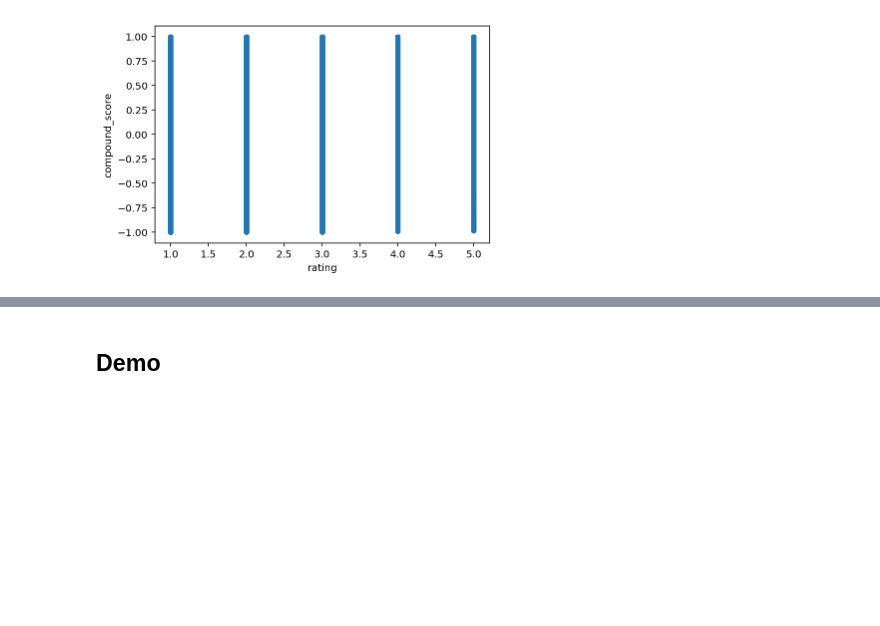
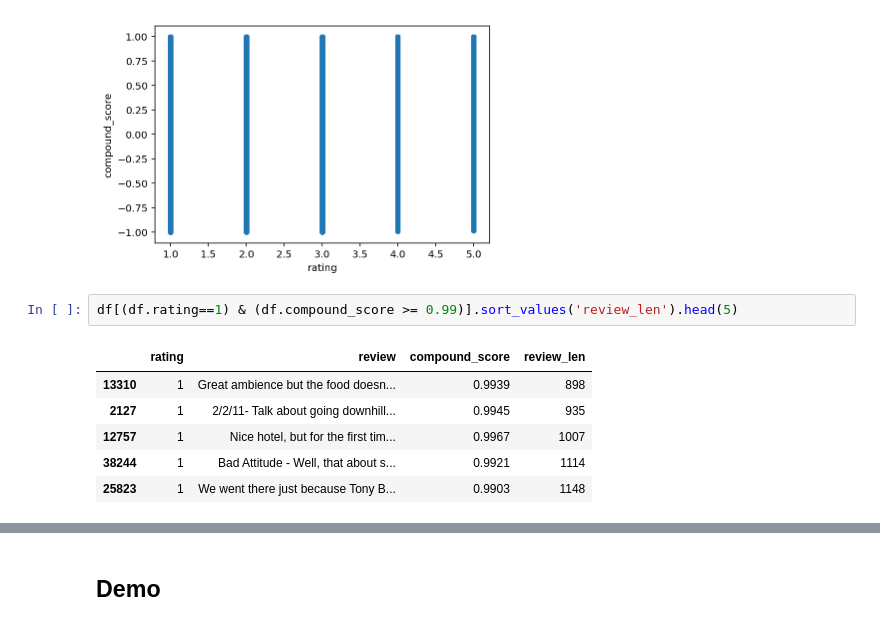
Before and after one commit to madhugopinathan/deep-nlu, a Jupyter notebook: yelp_review_classification_bert.ipynb, the cells around one changed output, grey strips where cells are left out. Cells and saved outputs as stored; diff of their text form; blank space fills up the shorter version.

```diff
--- a/yelp_review_classification_bert.ipynb
+++ b/yelp_review_classification_bert.ipynb
@@ -195,6 +299,15 @@ df['review_len'] = df.review.str.len()
 df.plot.scatter('rating', 'compound_score');
 # %% [output]
 [figure]
+# %%
+df[(df.rating==1) & (df.compound_score >= 0.99)].sort_values('review_len').head(5)
+# %% [output]
+|  | rating | review | compound_score | review_len |
+| 13310 | 1 | Great ambience but the food doesn... | 0.9939 | 898 |
+| 2127 | 1 | 2/2/11- Talk about going downhill... | 0.9945 | 935 |
+| 12757 | 1 | Nice hotel, but for the first tim... | 0.9967 | 1007 |
+| 38244 | 1 | Bad Attitude - Well, that about s... | 0.9921 | 1114 |
+| 25823 | 1 | We went there just because Tony B... | 0.9903 | 1148 |
 # %%
 df[(df.rating==5) & (df.compound_score <= -0.9)].sort_values('review_len').head(5)
 # %% [output]
```
Also changed, not shown: parts of 20 cells of this notebook.
